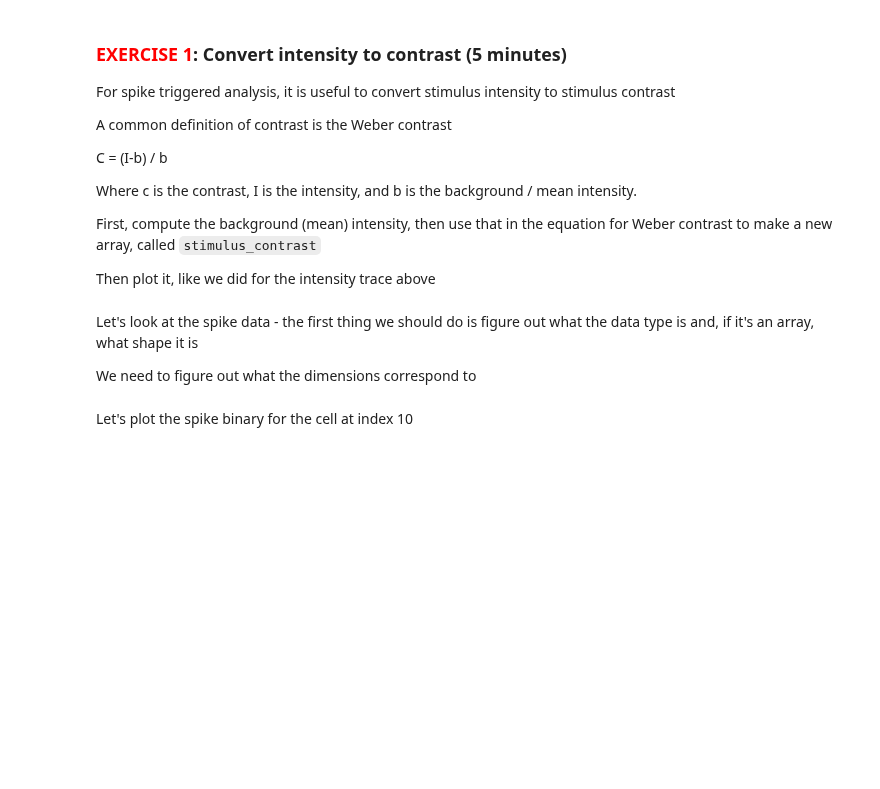
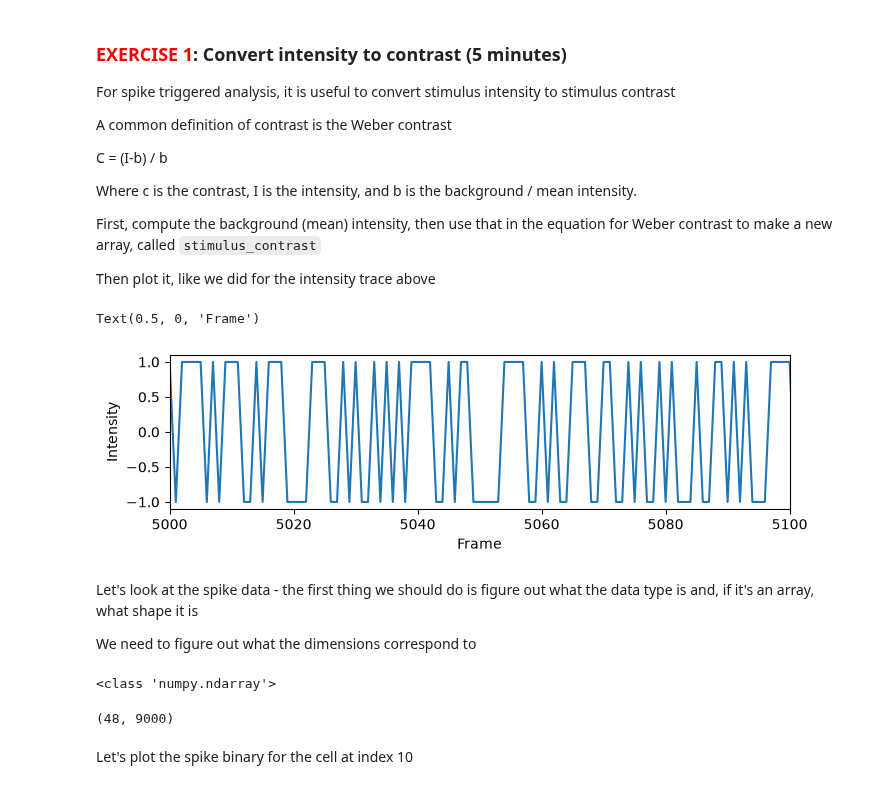
Before and after one commit to miac8/ABIO558-mia-, a Jupyter notebook: miniproject_2_blank.ipynb, the cells around one changed output. Cells and saved outputs as stored; diff of their text form; code cells hidden in the pictures; blank space fills up the shorter version.

```diff
--- a/miniproject_2_blank.ipynb
+++ b/miniproject_2_blank.ipynb
@@ -54,7 +68,24 @@ Where c is the contrast, I is the intensity, and b is the background / mean inte
 First, compute the background (mean) intensity, then use that in the equation for Weber contrast to make a new array, called `stimulus_contrast`
 
 Then plot it, like we did for the intensity trace above
+# %%
+background_intensity = np.mean(stimulus_intensity)
+weber_contrast_array = (stimulus_intensity - background_intensity) / background_intensity
+fh,ax=plt.subplots(1,1,figsize=(8,2))
+ax.plot(weber_contrast_array)
+ax.set_xlim([5000, 5100])
+ax.set_ylabel('Intensity')
+ax.set_xlabel('Frame')
+# %% [output]
+Text(0.5, 0, 'Frame')
+[figure, added]
 # %% [markdown]
 Let's look at the spike data - the first thing we should do is figure out what the data type is and, if it's an array, what shape it is
 
 We need to figure out what the dimensions correspond to
+# %%
+print(type(spike_binary))
+spike_binary.shape
+# %% [output]
+<class 'numpy.ndarray'>
+(48, 9000)
```
Also changed, not shown: parts of 9 cells of this notebook.
